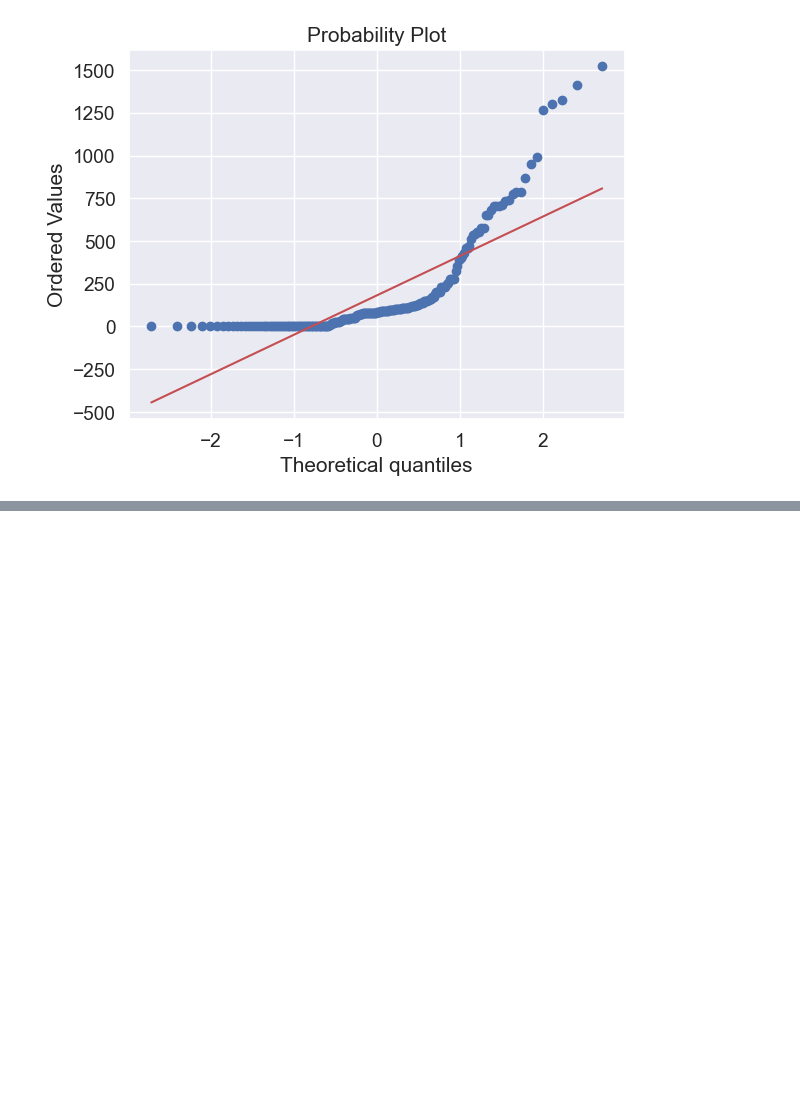
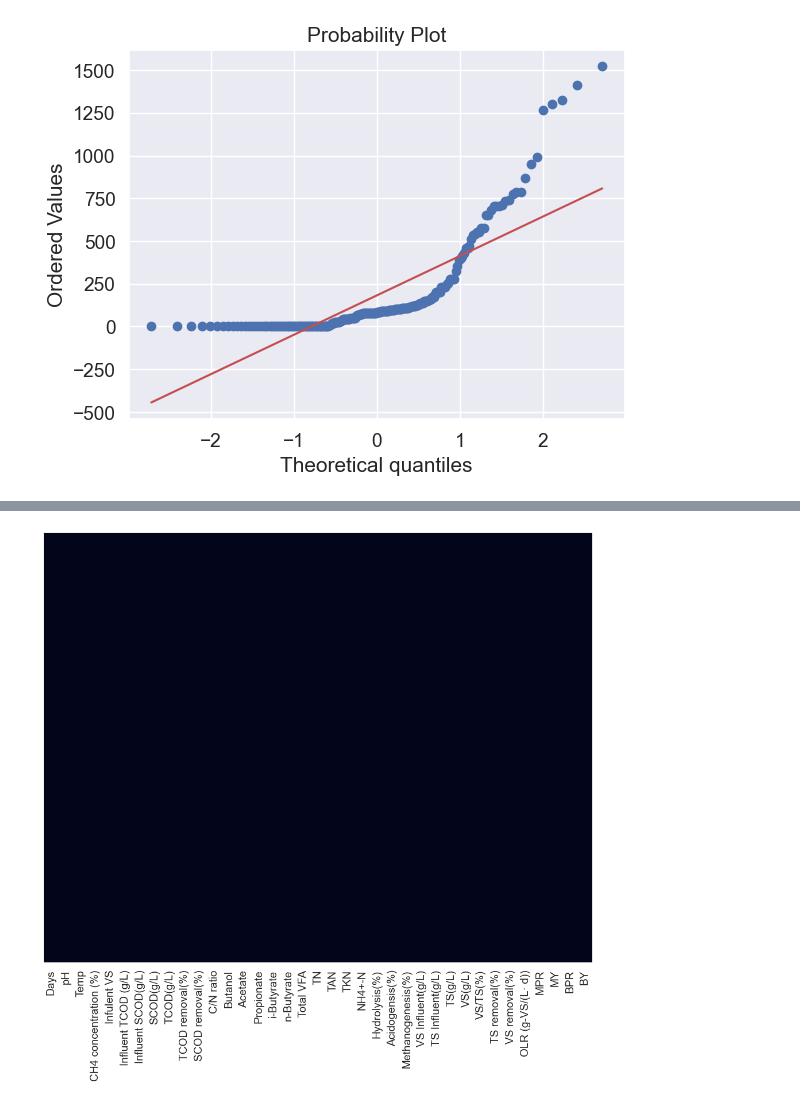
Before and after one commit to wenyi22/-, a Jupyter notebook: part1.ipynb, the cells around one changed output, grey strips where cells are left out. Cells and saved outputs as stored; diff of their text form; code cells hidden in the pictures; blank space fills up the shorter version.

```diff
--- a/part1.ipynb
+++ b/part1.ipynb
@@ -376,0 +309,4 @@ train.info()
+# %%
+#轉換成虛擬變數
+train_dummy_data = pd.get_dummies(train)
+train_dummy_data.head()
@@ -376,0 +375,4 @@ train.info()
+# %%
+#數值型數據
+numeric_cols = train_dummy_data.columns[train_dummy_data.dtypes !='object']
+numeric_cols
@@ -376,0 +389,5 @@ train.info()
+# %%
+#標準化:（X-X'）/S  進行數據轉換  X 為原始值，X' 為平均值，S 為標準差
+numeric_cols_mean =train_dummy_data.loc[: ,numeric_cols].mean() # mean() 函式計算數值型特徵的平均值
+numeric_cols_std = train_dummy_data.loc[: ,numeric_cols].std() #std() 函式計算數值型特徵的標準差
+train_dummy_data.loc[: ,numeric_cols] = (train_dummy_data.loc[: ,numeric_cols] - numeric_cols_mean)/numeric_cols_std #轉換後的數值型特徵資料儲存在 train_dummy_data 變數中
@@ -377,8 +429,12 @@ train.info()
+# %%
+train_dummy_data["SCOD removal(%)"] = train_dummy_data["SCOD removal(%)"].fillna(0)
 # %%
 #isnull()看數據缺失值
 plt.figure(figsize=(10,10))
-sns.heatmap(test.isnull(), yticklabels=False, cbar=False)
+sns.heatmap(train_dummy_data.isnull(), yticklabels=False, cbar=False)
 plt.tight_layout()
 plt.show()
+# %% [output]
+[figure, added]
 # %%
 #看數據維度
```
Also changed, not shown: parts of 29 cells of this notebook, 3 other files.
